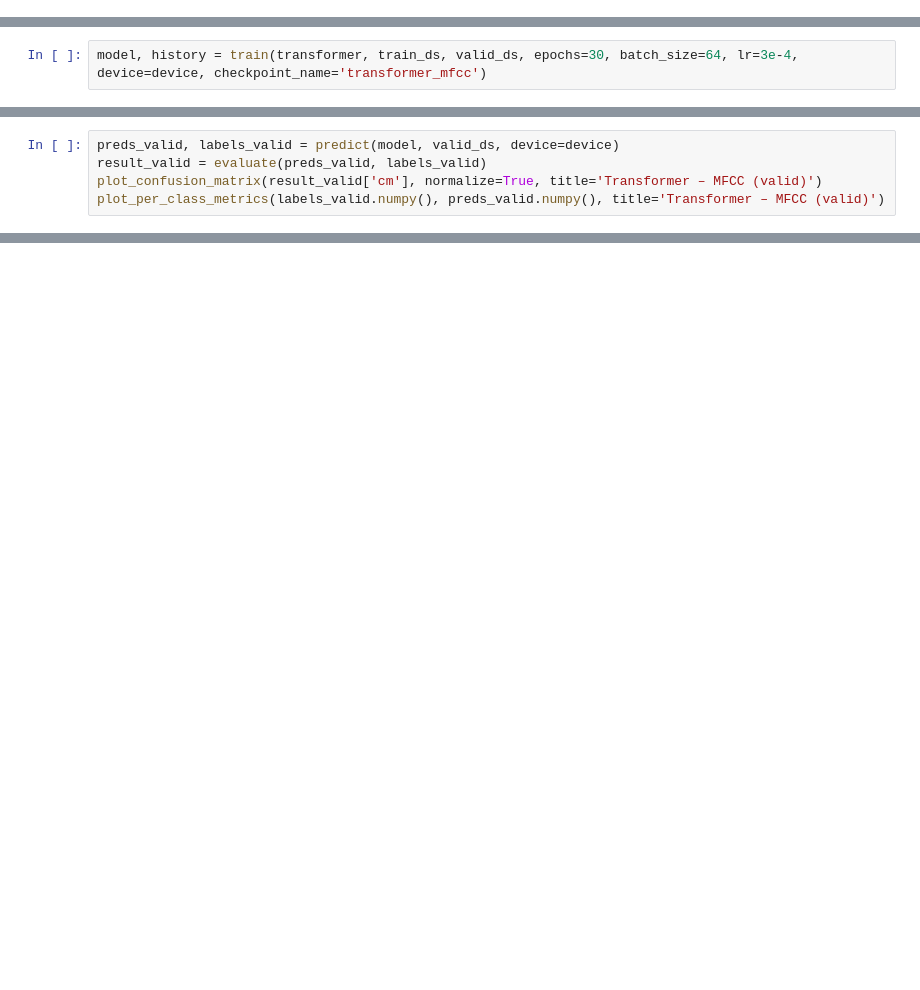
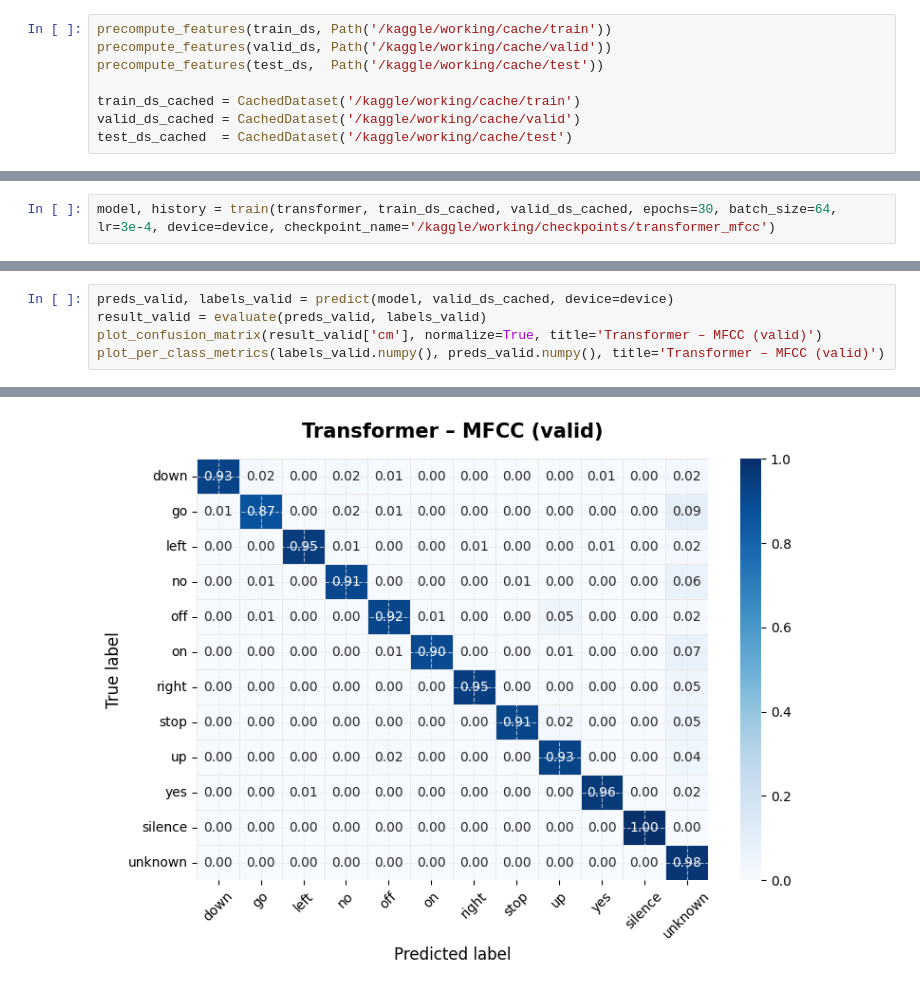
Before and after one commit to sienkozuzanna/transformers-speech-recognition, a Jupyter notebook: experiments/baselines/baseline_transformer.ipynb, the cells around one changed output, grey strips where cells are left out. Drawn from its saved outputs; the diff is of its cells as text; blank space fills up the shorter version.

Commit message:
baseline transformer

```diff
--- a/experiments/baselines/baseline_transformer.ipynb
+++ b/experiments/baselines/baseline_transformer.ipynb
@@ -21,0 +52,8 @@ print(f'Train: {len(train_ds)}, Valid: {len(valid_ds)}, Test: {len(test_ds)}')
+# %%
+precompute_features(train_ds, Path('/kaggle/working/cache/train'))
+precompute_features(valid_ds, Path('/kaggle/working/cache/valid'))
+precompute_features(test_ds,  Path('/kaggle/working/cache/test'))
+
+train_ds_cached = CachedDataset('/kaggle/working/cache/train')
+valid_ds_cached = CachedDataset('/kaggle/working/cache/valid')
+test_ds_cached  = CachedDataset('/kaggle/working/cache/test')
@@ -26,2 +72,2 @@ print(f'Parameters: {total_params:,}')
 # %%
-model, history = train(transformer, train_ds, valid_ds, epochs=30, batch_size=64, lr=3e-4, device=device, checkpoint_name='transformer_mfcc')
+model, history = train(transformer, train_ds_cached, valid_ds_cached, epochs=30, batch_size=64, lr=3e-4, device=device, checkpoint_name='/kaggle/working/checkpoints/transformer_mfcc')
@@ -30,5 +96,6 @@ plot_training_curves(history, title='Transformer – MFCC')
 # %%
-preds_valid, labels_valid = predict(model, valid_ds, device=device)
+preds_valid, labels_valid = predict(model, valid_ds_cached, device=device)
 result_valid = evaluate(preds_valid, labels_valid)
 plot_confusion_matrix(result_valid['cm'], normalize=True, title='Transformer – MFCC (valid)')
 plot_per_class_metrics(labels_valid.numpy(), preds_valid.numpy(), title='Transformer – MFCC (valid)')
+# %% [output]
@@ -34,0 +119 @@ plot_per_class_metrics(labels_valid.numpy(), preds_valid.numpy(), title='Transfo
+[figure, added]
```
Also changed, not shown: parts of 11 cells of this notebook.
